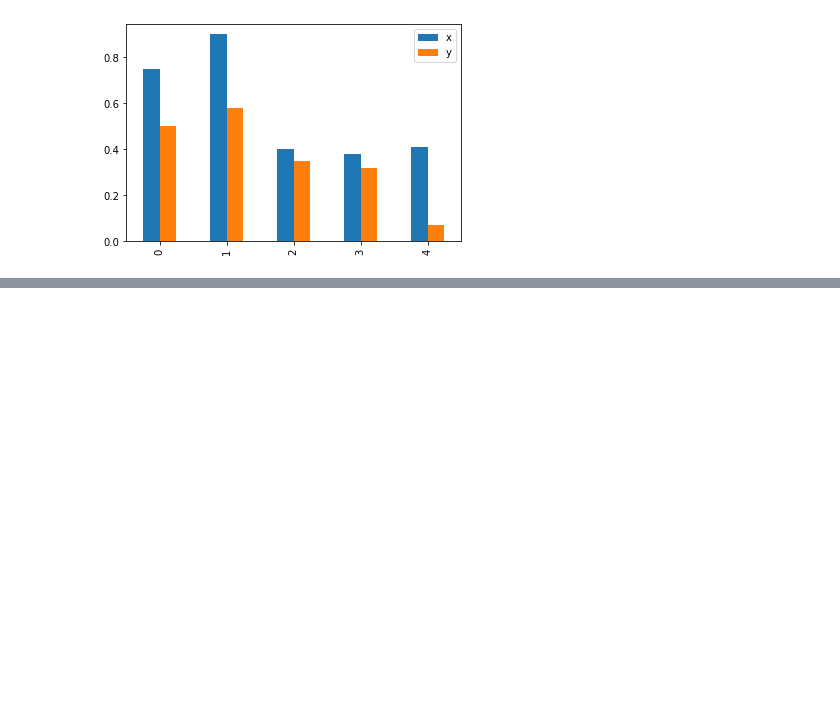
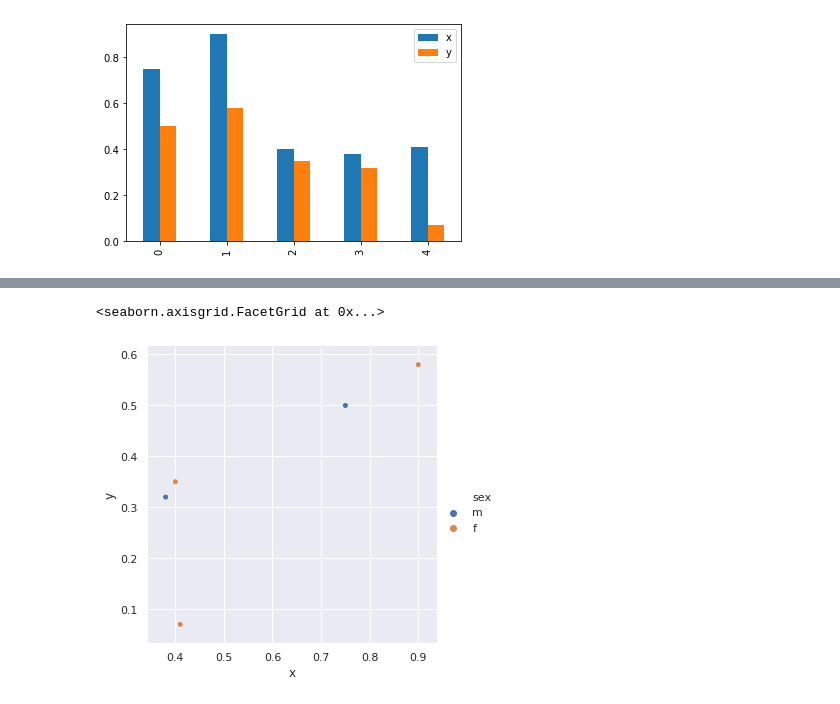
Before and after one commit to MJimitater/epistomology, a Jupyter notebook: visualization.ipynb, the cells around one changed output, grey strips where cells are left out. Drawn from its saved outputs; the diff is of its cells as text; code cells hidden in the pictures; blank space fills up the shorter version.

```diff
--- a/visualization.ipynb
+++ b/visualization.ipynb
@@ -44,0 +61,3 @@ data.plot.bar()
+# %%
+data['sex'] = ['m','f', 'f', 'm', 'f']
+data
@@ -44,0 +71,5 @@ data.plot.bar()
+# %%
+sns.relplot(x='x', y='y', hue='sex', data=data)
+# %% [output]
+<seaborn.axisgrid.FacetGrid at 0x...>
+[figure, added]
```
Also changed, not shown: parts of 4 cells of this notebook.
